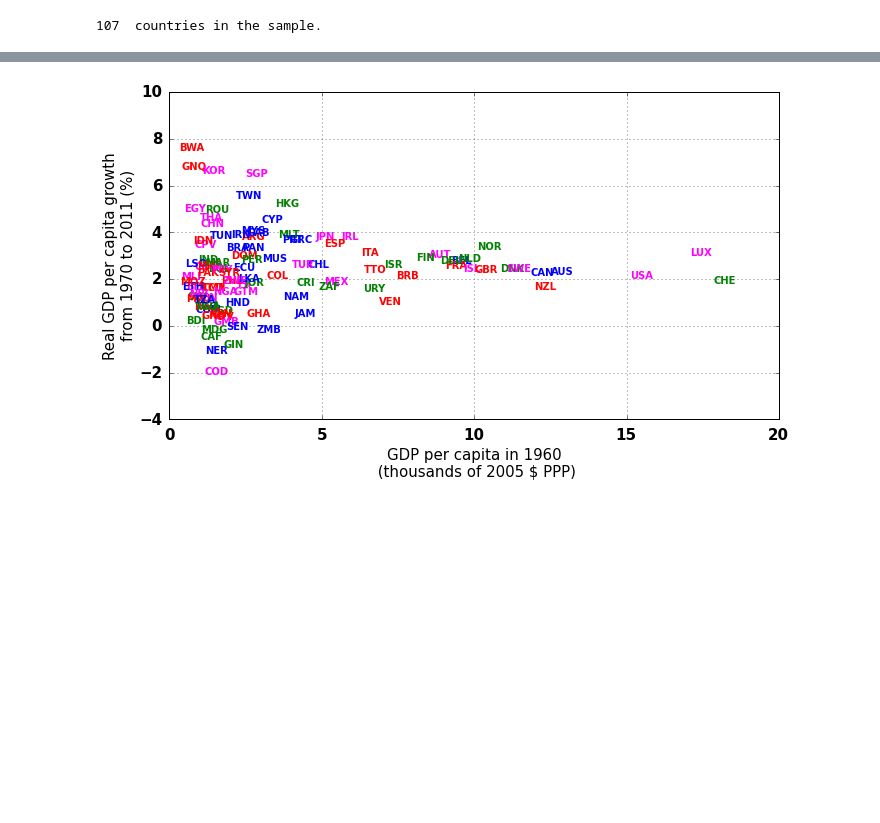
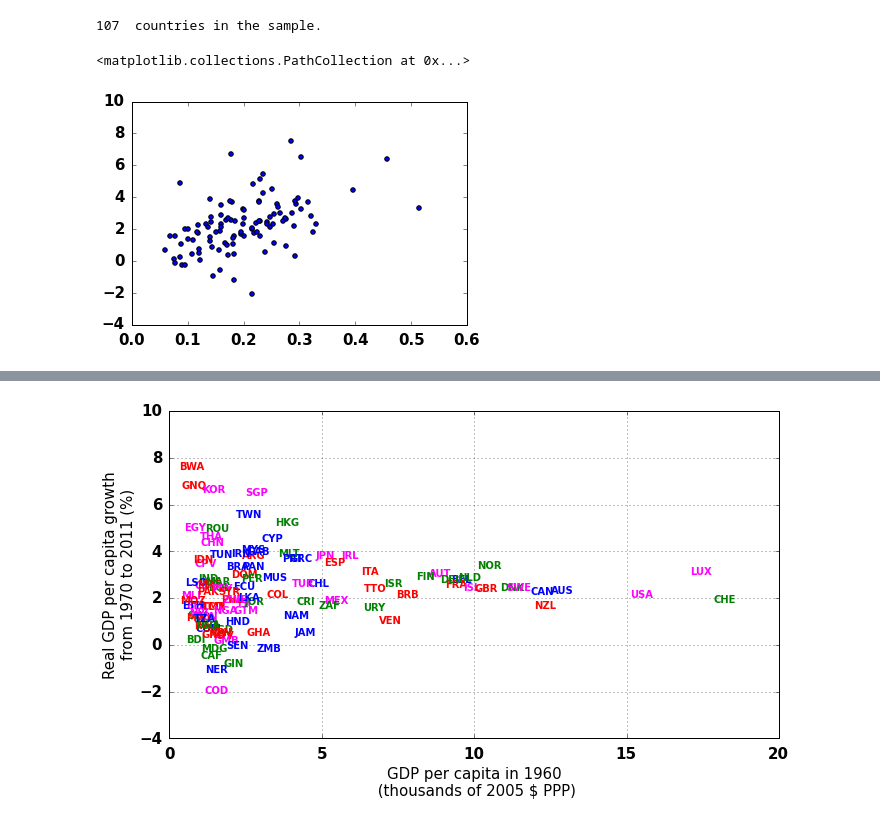
Before and after one commit to msilva913/economic-data, a Jupyter notebook: crossCountryIncomeData/crossCountryIncomeData.ipynb, the cells around one changed output, grey strips where cells are left out. Drawn from its saved outputs; the diff is of its cells as text; code cells hidden in the pictures; blank space fills up the shorter version.

```diff
--- a/crossCountryIncomeData/crossCountryIncomeData.ipynb
+++ b/crossCountryIncomeData/crossCountryIncomeData.ipynb
@@ -166,5 +166,13 @@ humanCapitalPc = createDataSet(pwtCode='hc',perCapita=False,perWorker=False,file
 employed = createDataSet(pwtCode='hc',perCapita=False,perWorker=False,fileName='crossCountryEmployed')
 hours = createDataSet(pwtCode='avh',perCapita=False,perWorker=False,fileName='crossCountryHours')
 popluation = createDataSet(pwtCode='pop',perCapita=False,perWorker=False,fileName='crossCountryPopulation')
+savingRate = createDataSet(pwtCode='csh_i',perCapita=False,perWorker=False,fileName='crossCountrySavingRate')
 # %% [output]
 107  countries in the sample.
+# %%
+g = 100*((incomePc.iloc[-1]/incomePc.iloc[0])**(1/(len(incomePc['Argentina - ARG'])-1))-1)
+
+plt.scatter(savingRate.mean(),g)
+# %% [output]
+<matplotlib.collections.PathCollection at 0x...>
+[figure, added]
```
Also changed, not shown: parts of 1 cell of this notebook, 15 other files.
